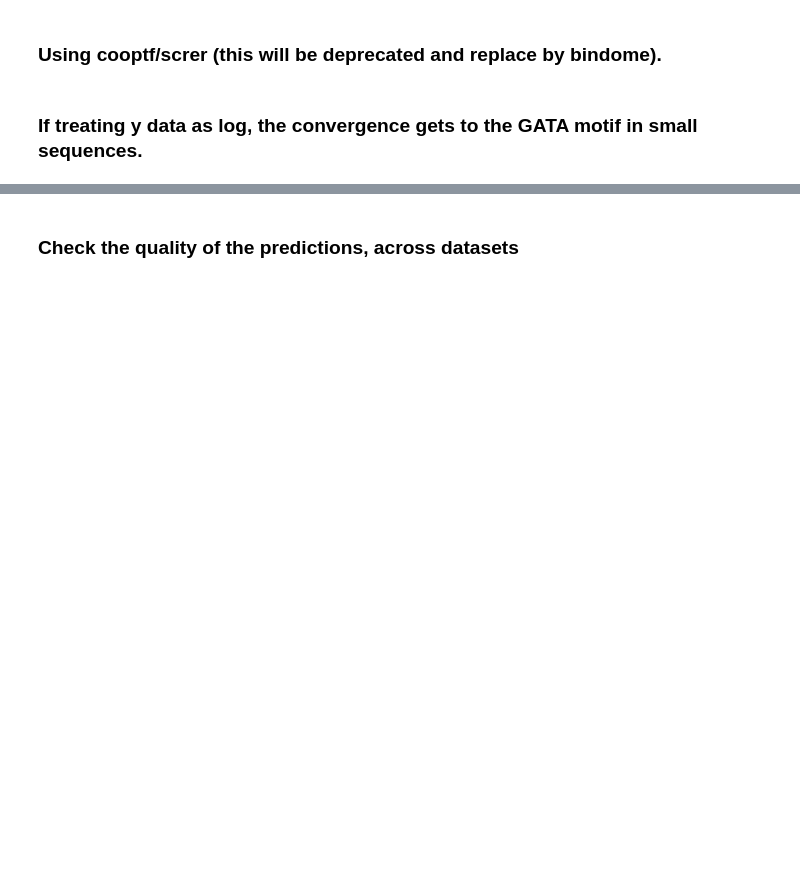
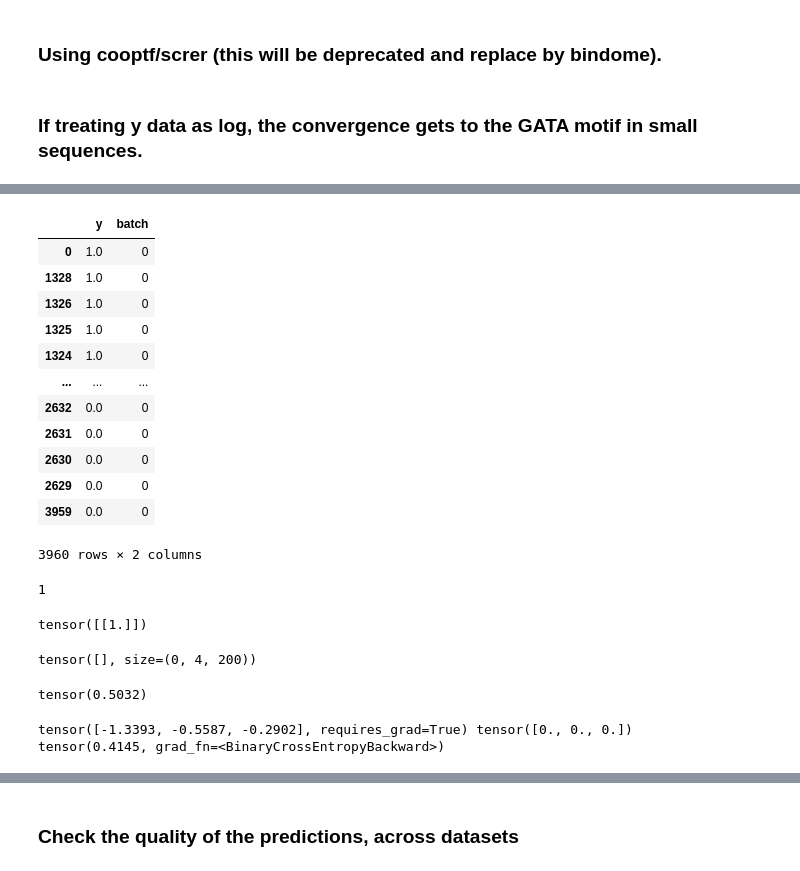
Before and after one commit to theislab/mubind, a Jupyter notebook: notebooks/08_test_chip_n_selex_model.ipynb, the cells around one changed output, grey strips where cells are left out. Cells and saved outputs as stored; diff of their text form; code cells hidden in the pictures; blank space fills up the shorter version.

```diff
--- a/notebooks/08_test_chip_n_selex_model.ipynb
+++ b/notebooks/08_test_chip_n_selex_model.ipynb
@@ -39,4 +48,27 @@ sns.boxplot(data=df, x='batch', y='y')
+# %%
+df.sort_values('y', ascending=False)
+# %% [output]
+|  | y | batch |
+| 0 | 1.0 | 0 |
+| 1328 | 1.0 | 0 |
+| 1326 | 1.0 | 0 |
+| 1325 | 1.0 | 0 |
+| 1324 | 1.0 | 0 |
+| ... | ... | ... |
+| 2632 | 0.0 | 0 |
+| 2631 | 0.0 | 0 |
+| 2630 | 0.0 | 0 |
+| 2629 | 0.0 | 0 |
+| 3959 | 0.0 | 0 |
+3960 rows × 2 columns
+# %%
+n_datasets = np.unique(df['batch']).shape[0]
+n_datasets
+# %% [output]
+1
 # %%
-net2 = mb.models.DinucMulti(use_dinuc=False, n_datasets=2, w=7).to(device)
+net2 = mb.models.DinucMulti(use_dinuc=False, n_datasets=n_datasets, w=7).to(device)
 net2.dataset.weight.data.uniform_(1, 1) # initialize weights as ones.
+# %% [output]
+tensor([[1.]])
 # %%
@@ -57,0 +85,4 @@ net2.conv_mono(torch.unsqueeze(torch.Tensor(train1.dataset.mononuc), 1))[0].sque
+# %%
+mononuc[train1.dataset.is_count_data.values == 1]
+# %% [output]
+tensor([], size=(0, 4, 200))
@@ -58,2 +99,22 @@ net2.conv_mono(torch.unsqueeze(torch.Tensor(train1.dataset.mononuc), 1))[0].sque
+# %%
+m = torch.nn.Sigmoid()
+bce = torch.nn.BCELoss()
+x = torch.Tensor([0, 1])
+targets = torch.Tensor([0, 1])
+bce(m(x), targets)
+# %% [output]
+tensor(0.5032)
+# %%
+m = torch.nn.Sigmoid()
+loss = torch.nn.BCELoss()
+input = torch.randn(3, requires_grad=True)
+target = torch.empty(3).random_(2)
+output = loss(m(input), target)
+print(input, target)
+output.backward()
+print(output)
+# %% [output]
+tensor([-1.3393, -0.5587, -0.2902], requires_grad=True) tensor([0., 0., 0.])
+tensor(0.4145, grad_fn=<BinaryCrossEntropyBackward>)
 # %%
 optimiser = topti.Adam(net2.parameters(), lr=0.001, weight_decay=0.0001)
```
Also changed, not shown: parts of 24 cells of this notebook, 3 other files.
